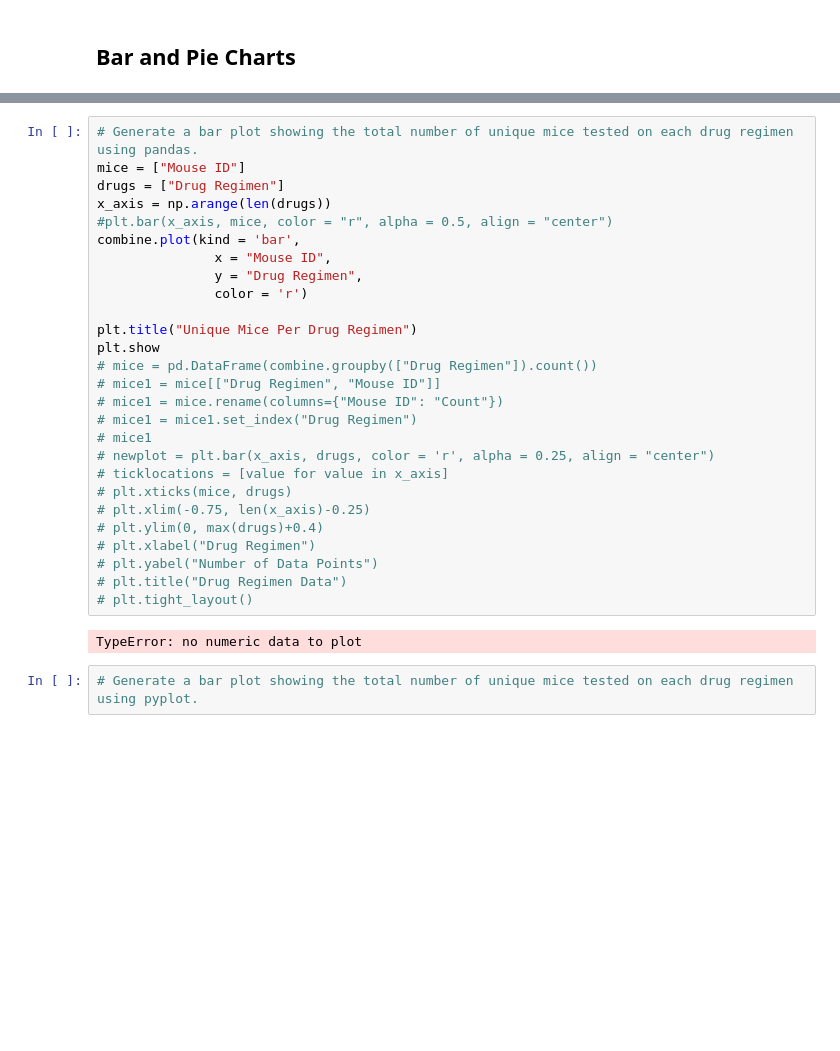
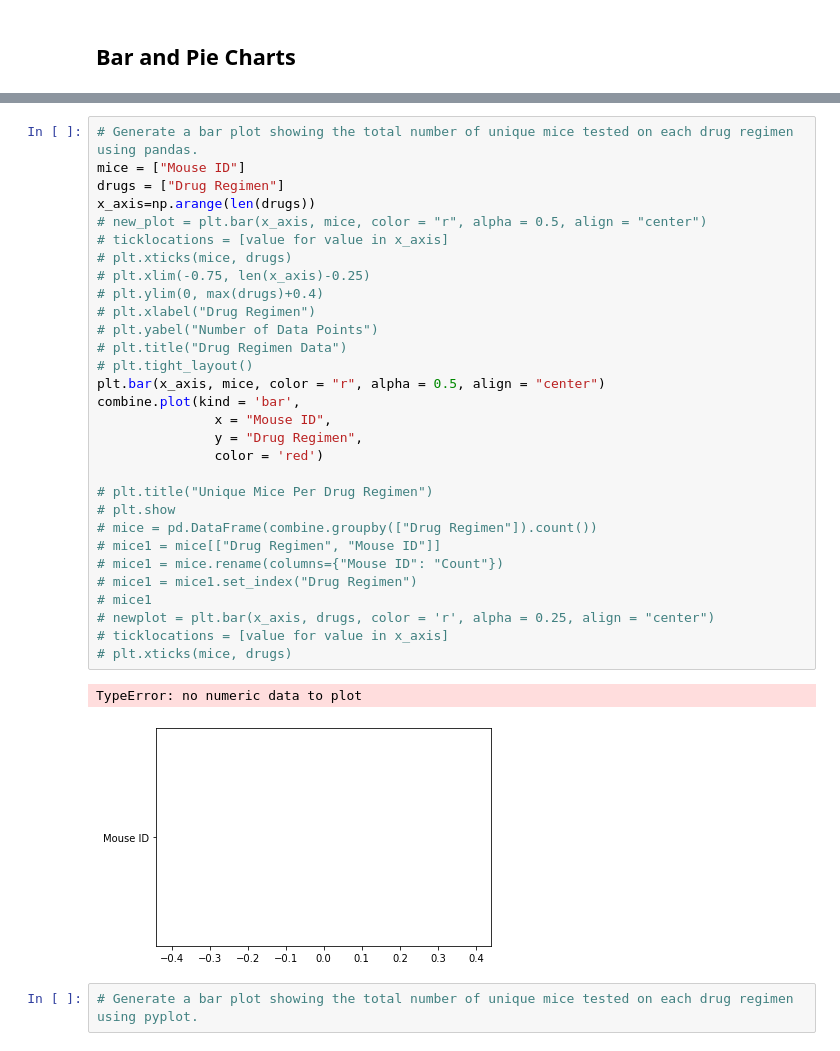
Before and after one commit to TylerWalje/matplotlib, a Jupyter notebook: pymaceuticals_starter.ipynb, the cells around one changed output, grey strips where cells are left out. Cells and saved outputs as stored; diff of their text form; blank space fills up the shorter version.

```diff
--- a/pymaceuticals_starter.ipynb
+++ b/pymaceuticals_starter.ipynb
@@ -112,32 +94,36 @@ value_counts["Drug Regimen"]
 # %%
 # Generate a bar plot showing the total number of unique mice tested on each drug regimen using pandas.
 mice = ["Mouse ID"]
 drugs = ["Drug Regimen"]
-x_axis = np.arange(len(drugs))
-#plt.bar(x_axis, mice, color = "r", alpha = 0.5, align = "center")
+x_axis=np.arange(len(drugs))
+# new_plot = plt.bar(x_axis, mice, color = "r", alpha = 0.5, align = "center")
+# ticklocations = [value for value in x_axis]
+# plt.xticks(mice, drugs)
+# plt.xlim(-0.75, len(x_axis)-0.25)
+# plt.ylim(0, max(drugs)+0.4)
+# plt.xlabel("Drug Regimen")
+# plt.yabel("Number of Data Points")
+# plt.title("Drug Regimen Data")
+# plt.tight_layout()
+plt.bar(x_axis, mice, color = "r", alpha = 0.5, align = "center")
 combine.plot(kind = 'bar',
                x = "Mouse ID",
                y = "Drug Regimen",
-               color = 'r')
+               color = 'red')
 
-plt.title("Unique Mice Per Drug Regimen")
-plt.show
+# plt.title("Unique Mice Per Drug Regimen")
+# plt.show
 # mice = pd.DataFrame(combine.groupby(["Drug Regimen"]).count())
 # mice1 = mice[["Drug Regimen", "Mouse ID"]]
 # mice1 = mice.rename(columns={"Mouse ID": "Count"})
 # mice1 = mice1.set_index("Drug Regimen")
 # mice1
 # newplot = plt.bar(x_axis, drugs, color = 'r', alpha = 0.25, align = "center")
 # ticklocations = [value for value in x_axis]
 # plt.xticks(mice, drugs)
-# plt.xlim(-0.75, len(x_axis)-0.25)
-# plt.ylim(0, max(drugs)+0.4)
-# plt.xlabel("Drug Regimen")
-# plt.yabel("Number of Data Points")
-# plt.title("Drug Regimen Data")
-# plt.tight_layout()
 # %% [output]
 TypeError: no numeric data to plot
+[figure, added]
 # %%
 # Generate a bar plot showing the total number of unique mice tested on each drug regimen using pyplot.
 # %%
```
Also changed, not shown: parts of 3 cells of this notebook.
